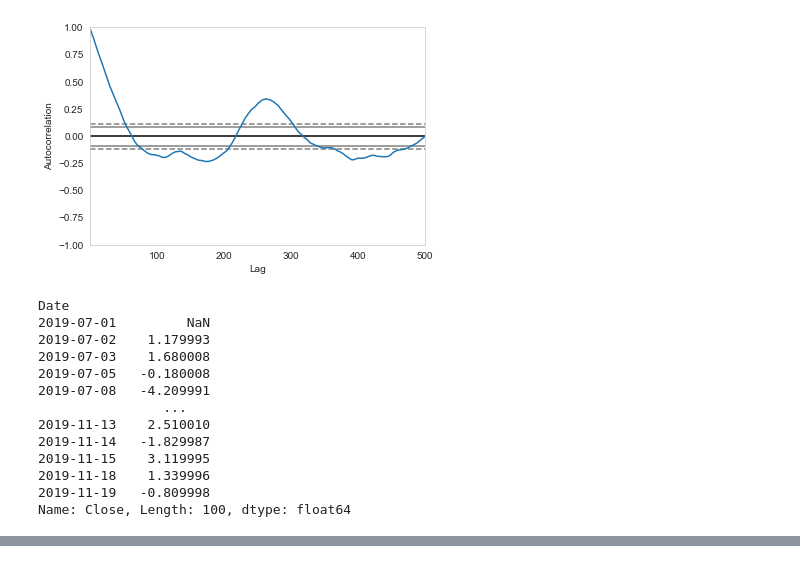
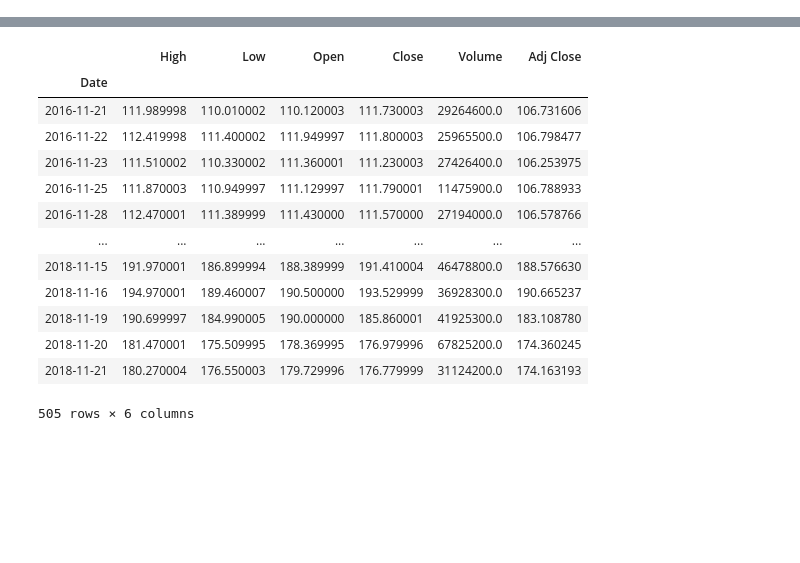
Before and after one commit to aditya0697/Stock_Market_Analysis_and_Prediction, a Jupyter notebook: monte_carlo.ipynb, the cells around one changed output, grey strips where cells are left out. Saved outputs shown, nothing was run; the diff lists cells and outputs as text; code cells hidden in the pictures; blank space fills up the shorter version.

```diff
--- a/monte_carlo.ipynb
+++ b/monte_carlo.ipynb
@@ -58,21 +21,10 @@ AAPL['Close'].plot(legend=True, figsize=(15,9))
-# %%
-pd.plotting.autocorrelation_plot(AAPL.Close[-500:])
-plt.show()
-# %% [output]
-[figure, removed]
-# %%
-AAPL.Close[-100:].diff()
-# %% [output]
-Date
-2019-07-01         NaN
-2019-07-02    1.179993
-2019-07-03    1.680008
-2019-07-05   -0.180008
-2019-07-08   -4.209991
-                ...
-2019-11-13    2.510010
-2019-11-14   -1.829987
-2019-11-15    3.119995
-2019-11-18    1.339996
-2019-11-19   -0.809998
-Name: Close, Length: 100, dtype: float64
+# %%
+current = datetime.now()
+# %%
+train_start = datetime(current.year-3, current.month, current.day)
+train_end = datetime(current.year-1, current.month, current.day)
+train_data = DataReader('AAPL', 'yahoo', train_start, train_end)
+print(train_start)
+print(train_end)
+train_data
+# %% [output]
@@ -78,0 +33,14 @@ Name: Close, Length: 100, dtype: float64
+|  | High | Low | Open | Close | Volume | Adj Close |
+| Date |  |  |  |  |  |  |
+| 2016-11-21 | 111.989998 | 110.010002 | 110.120003 | 111.730003 | 29264600.0 | 106.731606 |
+| 2016-11-22 | 112.419998 | 111.400002 | 111.949997 | 111.800003 | 25965500.0 | 106.798477 |
+| 2016-11-23 | 111.510002 | 110.330002 | 111.360001 | 111.230003 | 27426400.0 | 106.253975 |
+| 2016-11-25 | 111.870003 | 110.949997 | 111.129997 | 111.790001 | 11475900.0 | 106.788933 |
+| 2016-11-28 | 112.470001 | 111.389999 | 111.430000 | 111.570000 | 27194000.0 | 106.578766 |
+| ... | ... | ... | ... | ... | ... | ... |
+| 2018-11-15 | 191.970001 | 186.899994 | 188.389999 | 191.410004 | 46478800.0 | 188.576630 |
+| 2018-11-16 | 194.970001 | 189.460007 | 190.500000 | 193.529999 | 36928300.0 | 190.665237 |
+| 2018-11-19 | 190.699997 | 184.990005 | 190.000000 | 185.860001 | 41925300.0 | 183.108780 |
+| 2018-11-20 | 181.470001 | 175.509995 | 178.369995 | 176.979996 | 67825200.0 | 174.360245 |
+| 2018-11-21 | 180.270004 | 176.550003 | 179.729996 | 176.779999 | 31124200.0 | 174.163193 |
+505 rows × 6 columns
```
Also changed, not shown: parts of 30 cells of this notebook, 2 other files.
